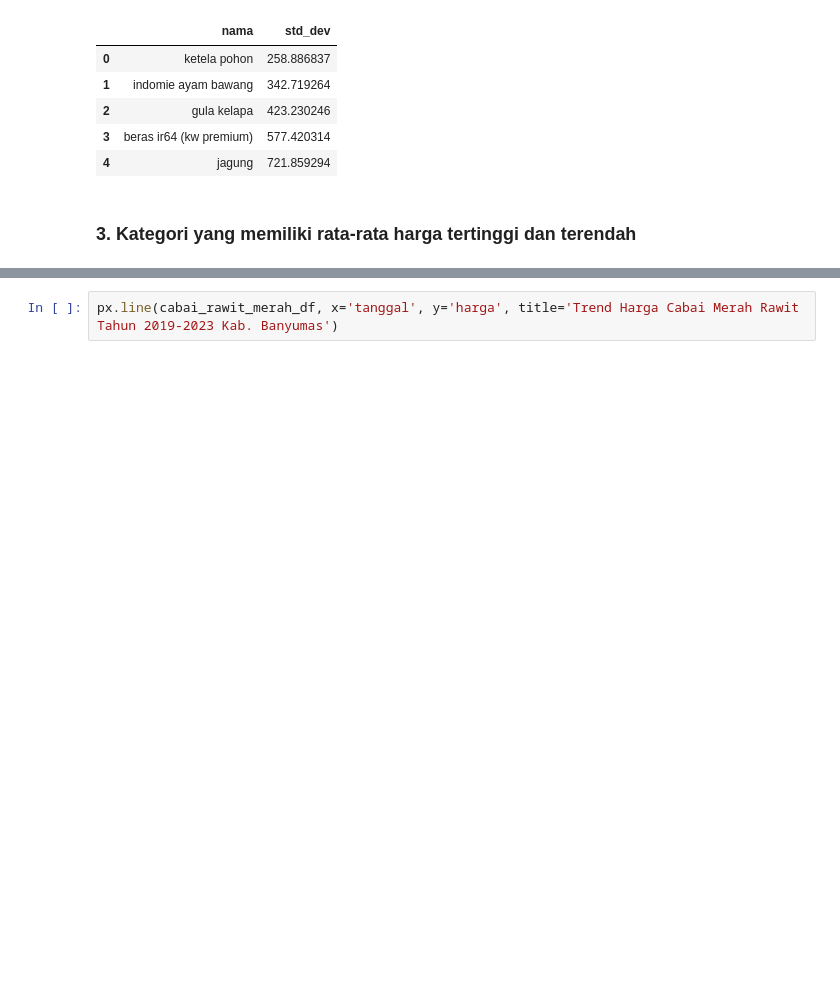
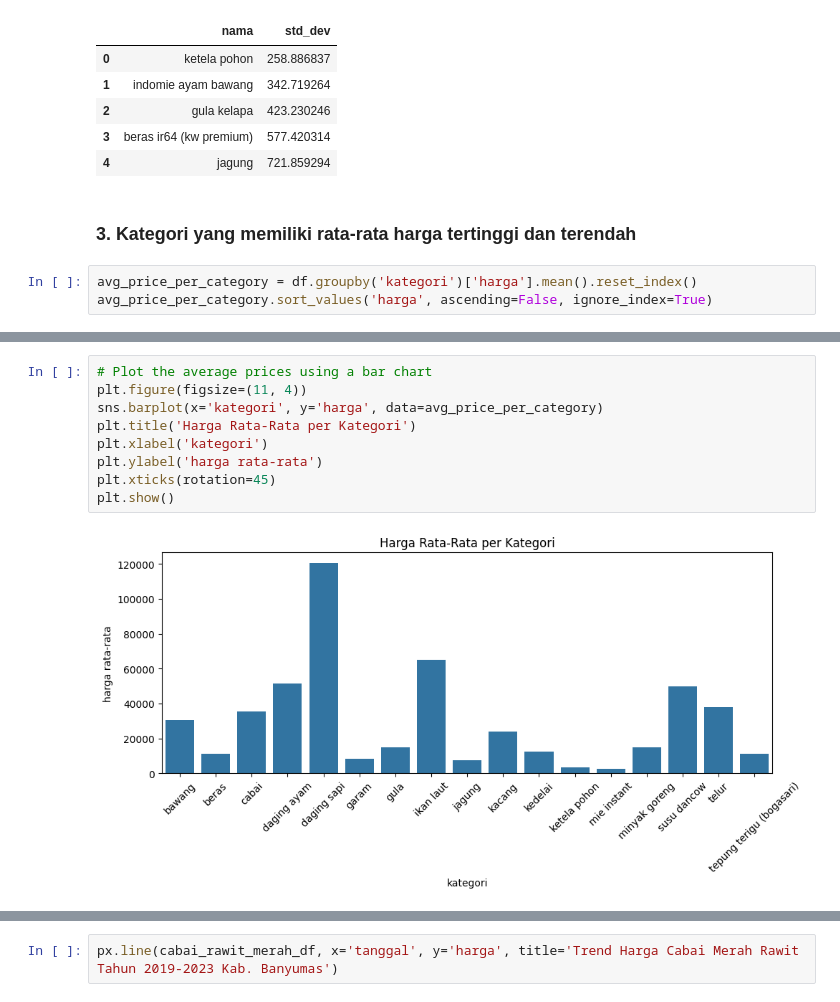
Before and after one commit to chiquitosaf/analisis-harga-bahan-banyumas, a Jupyter notebook: bahan_pokok_bulanan.ipynb, the cells around one changed output, grey strips where cells are left out. Saved outputs shown, nothing was run; the diff lists cells and outputs as text; blank space fills up the shorter version.

```diff
--- a/bahan_pokok_bulanan.ipynb
+++ b/bahan_pokok_bulanan.ipynb
@@ -574,3 +589,6 @@ std_prices_low[:5]
 | 4 | jagung | 721.859294 |
 # %% [markdown]
 ### 3. Kategori yang memiliki rata-rata harga tertinggi dan terendah
+# %%
+avg_price_per_category = df.groupby('kategori')['harga'].mean().reset_index()
+avg_price_per_category.sort_values('harga', ascending=False, ignore_index=True)
@@ -576,0 +614,11 @@ std_prices_low[:5]
+# %%
+# Plot the average prices using a bar chart
+plt.figure(figsize=(11, 4))
+sns.barplot(x='kategori', y='harga', data=avg_price_per_category)
+plt.title('Harga Rata-Rata per Kategori')
+plt.xlabel('kategori')
+plt.ylabel('harga rata-rata')
+plt.xticks(rotation=45)
+plt.show()
+# %% [output]
+[figure, added]
```
Also changed, not shown: parts of 12 cells of this notebook.
